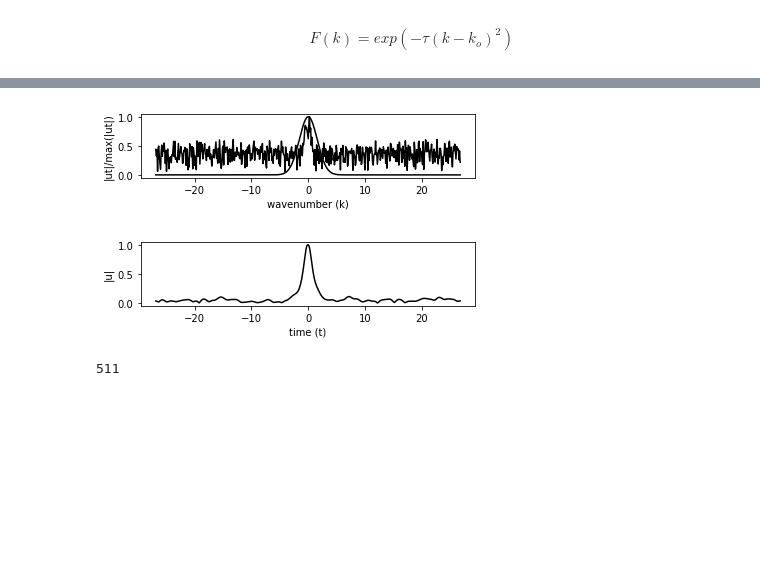
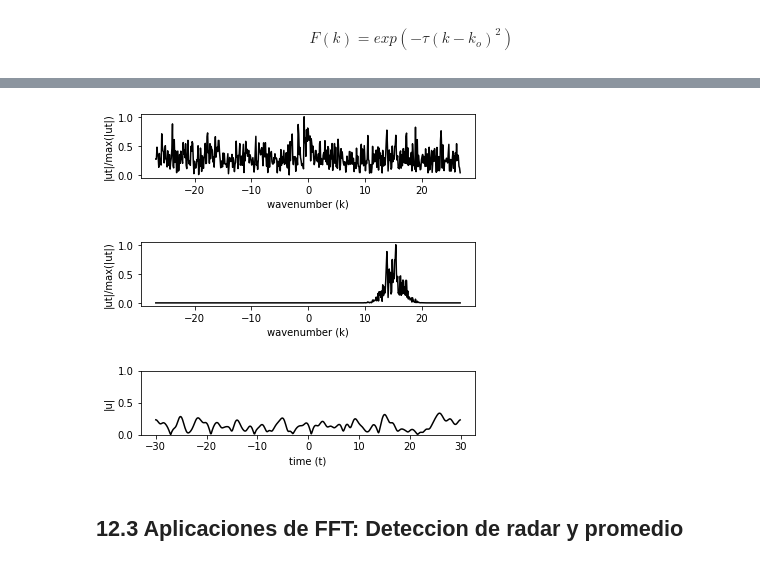
Before and after one commit to OscarEMejia/Herramientas-Computacionales, a Jupyter notebook: Taller_4/Taller_4.ipynb, the cells around one changed output, grey strips where cells are left out. Cells and saved outputs as stored; diff of their text form; code cells hidden in the pictures; blank space fills up the shorter version.

```diff
--- a/Taller_4/Taller_4.ipynb
+++ b/Taller_4/Taller_4.ipynb
@@ -219,15 +242,15 @@ show()
 # %%
 noise=10
-ut=np.fft.fft(u)
+ut=fft(u)
 r=[]
 im=[]
-for i in range(0,n-1):
-    r.append(random.uniform(0,3))
-    im.append(1j*random.uniform(0,3))
+for i in range(0,n):
+    r.append(random.randn())
+    im.append(1j*random.randn())
 r=np.array(r)
 im=np.array(im)
 unt=ut+noise*(r)+noise*(im)
-un =np.fft.ifft(unt)
+un =ifft(unt)
 
 figure
 plt.title('figure 83')
@@ -240,7 +263,7 @@ ylabel('|u|')
 show()
 
 subplot(2,1,2)
-plot(fft.fftshift(k[0:len(k)-1]),abs(fftshift(unt))/max(abs(fftshift(unt))),'k')
+plot(fftshift(k),abs(fftshift(unt))/max(abs(fftshift(unt))),'k')
 xlim(-25, 25)
 ylim(0, 1)
 xlabel('wavenumber (k)')
@@ -254,41 +312,35 @@ $$F (k) = exp(-\tau(k-k_o)^2)$$
 # %%
-filtro=exp(-0.2*(k[0:len(k)-1]**2))
+filtro=exp(-0.2*((k-15)**2))
 unft=filtro*unt
-unf=np.fft.ifft(unft)
-
-noise=10
-ut=np.fft.fft(filtro)
-r=[]
-im=[]
-for i in range(0,n-1):
-    r.append(random.uniform(0,3))
-    im.append(1j*random.uniform(0,3))
-r=np.array(r)
-im=np.array(im)
-unt=ut+noise*(r)+noise*(im)
-un =np.fft.ifft(unt)
+unf=ifft(unft)
 
 figure
 
 
 subplot(3,1,1)
-plot(fft.fftshift(k[0:len(k)-1]),abs(fftshift(unt))/max(abs(fftshift(unt))),'k')
-plot(fft.fftshift(k[0:len(k)-1]),abs(fftshift(filtro))/max(abs(fftshift(filtro))),'k')
+plot(fftshift(k),abs(fftshift(unt))/max(abs(fftshift(unt))),'k')
+#plot(np.fft.fftshift(k),np.fft.fftshift(u)/max(abs(np.fft.fftshift(u))),'r')
+xlabel('wavenumber (k)')
+ylabel('|ut|/max(|ut|)')
+show()
+
+plt.title('figure 83')
+subplot(3,1,2)
+plot(fftshift(k),abs(fftshift(unft))/max(abs(fftshift(unft))),'k')
 xlabel('wavenumber (k)')
 ylabel('|ut|/max(|ut|)')
 show()
 
 plt.title('figure 83')
 subplot(3,1,3)
-plot(fft.fftshift(k[0:len(k)-1]),abs(fftshift(unf))/max(abs(fftshift(unf))),'k')
+plot(t,abs(unf),'k')
 xlabel('time (t)')
 ylabel('|u|')
+ylim(0,1)
 show()
 # %% [output]
-[figure, old version]
+[figure, new version]
-[figure, old version]
+[figure, new version]
+[figure, added]
-# %%
-
-len(t)
-# %% [output]
-511
+# %% [markdown]
+## 12.3 Aplicaciones de FFT: Deteccion de radar y promedio
```
Also changed, not shown: parts of 19 cells of this notebook, 3 other files.
